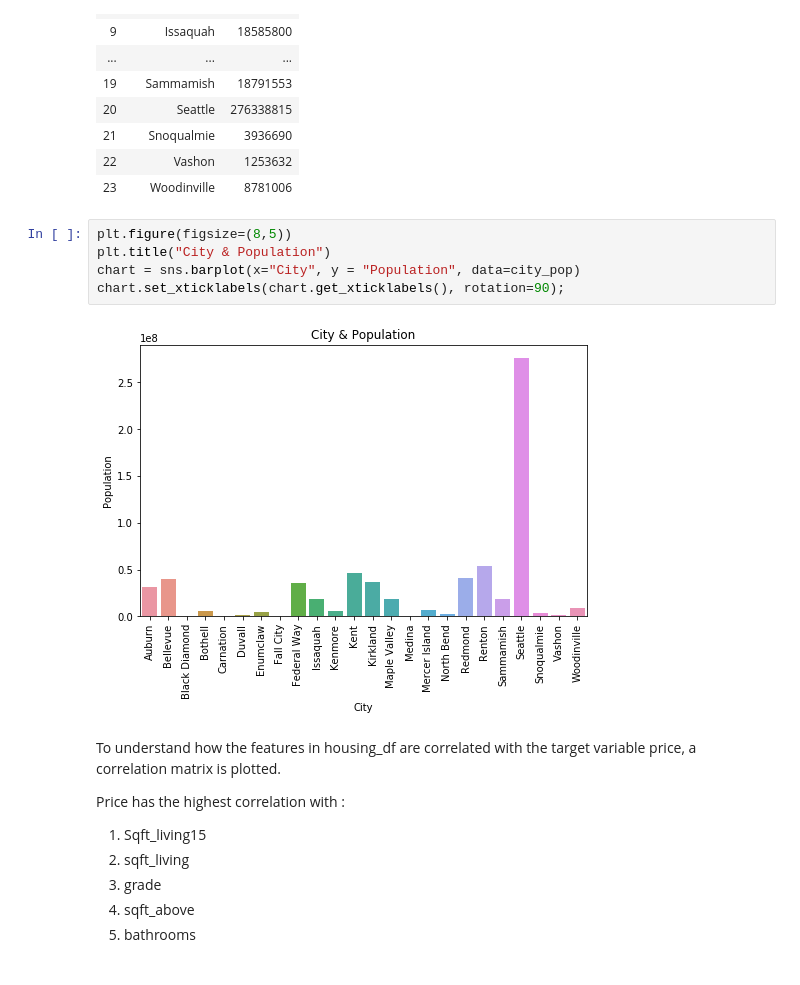
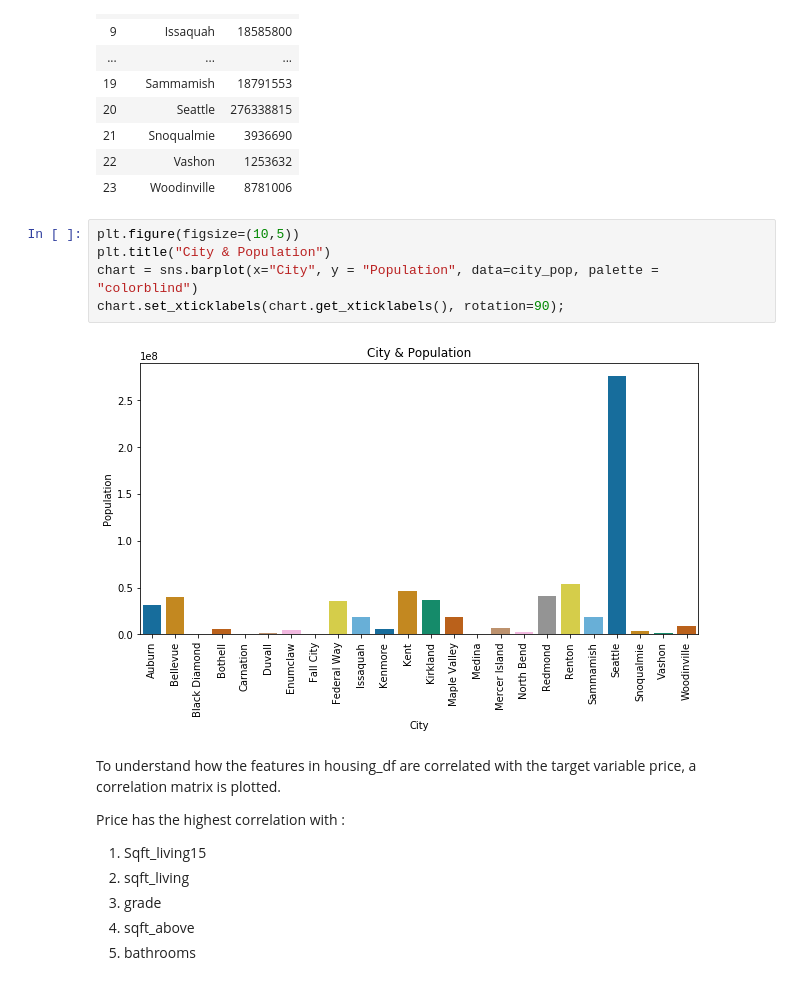
Before and after one commit to sudonikita/KingCounty_Python, a Jupyter notebook: Project_Kingcounty.ipynb, the cells around one changed output. Saved outputs shown, nothing was run; the diff lists cells and outputs as text.

```diff
--- a/Project_Kingcounty.ipynb
+++ b/Project_Kingcounty.ipynb
@@ -237,12 +276,12 @@ city_pop
 | 22 | Vashon | 1253632 |
 | 23 | Woodinville | 8781006 |
 # %%
-plt.figure(figsize=(8,5))
+plt.figure(figsize=(10,5))
 plt.title("City & Population")
-chart = sns.barplot(x="City", y = "Population", data=city_pop)
+chart = sns.barplot(x="City", y = "Population", data=city_pop, palette = "colorblind")
 chart.set_xticklabels(chart.get_xticklabels(), rotation=90);
 # %% [output]
-[figure, old version]
+[figure, new version]
 # %% [markdown]
 To understand how the features in housing_df are correlated with the target variable price, a correlation matrix is plotted.
 
```
Also changed, not shown: parts of 27 cells of this notebook.
